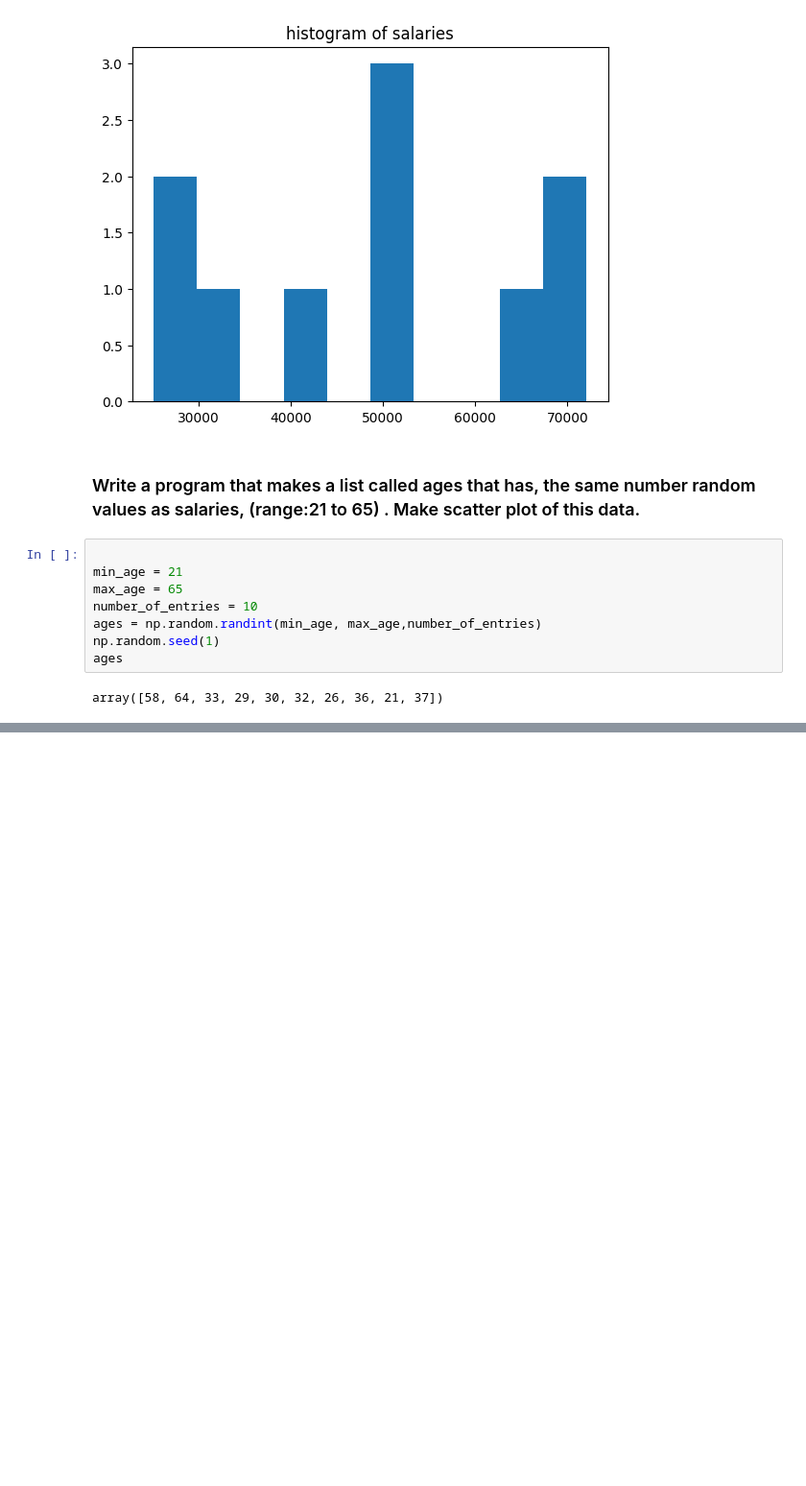
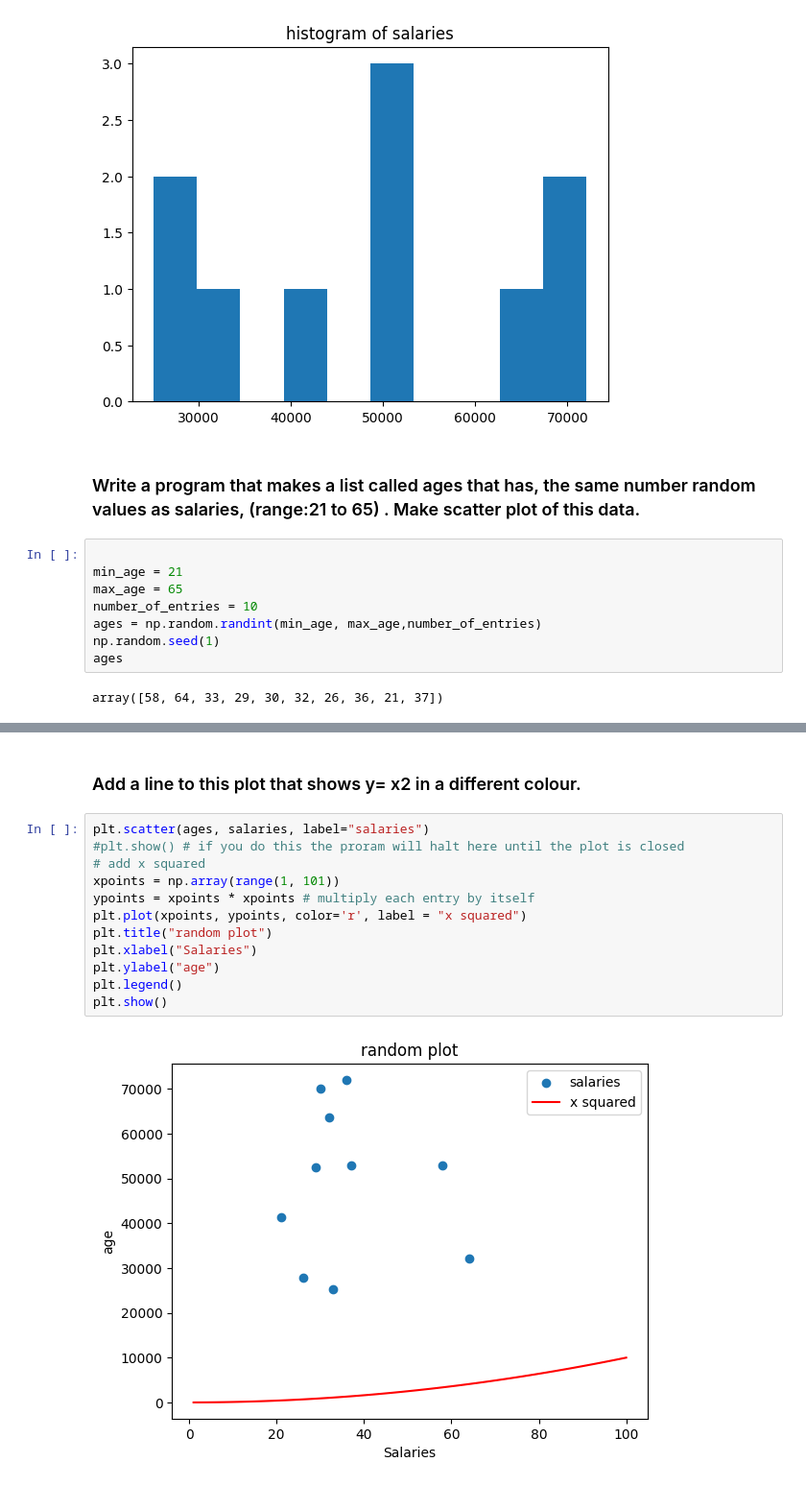
Before and after one commit to Kate-217/my_work_atu, a Jupyter notebook: week08/matplotlib.ipynb, the cells around one changed output, grey strips where cells are left out. Shown: that part at 96% size. Cells and saved outputs as stored; diff of their text form; blank space fills up the shorter version.

```diff
--- a/week08/matplotlib.ipynb
+++ b/week08/matplotlib.ipynb
@@ -49,0 +58,16 @@ array([58, 64, 33, 29, 30, 32, 26, 36, 21, 37])
+# %% [markdown]
+### Add a line to this plot that shows y= x2 in a different colour.
+# %%
+plt.scatter(ages, salaries, label="salaries")
+#plt.show() # if you do this the proram will halt here until the plot is closed
+# add x squared
+xpoints = np.array(range(1, 101))
+ypoints = xpoints * xpoints # multiply each entry by itself
+plt.plot(xpoints, ypoints, color='r', label = "x squared")
+plt.title("random plot")
+plt.xlabel("Salaries")
+plt.ylabel("age")
+plt.legend()
+plt.show()
+# %% [output]
+[figure, added]
```
Also changed, not shown: parts of 5 cells of this notebook, 1 other file.
